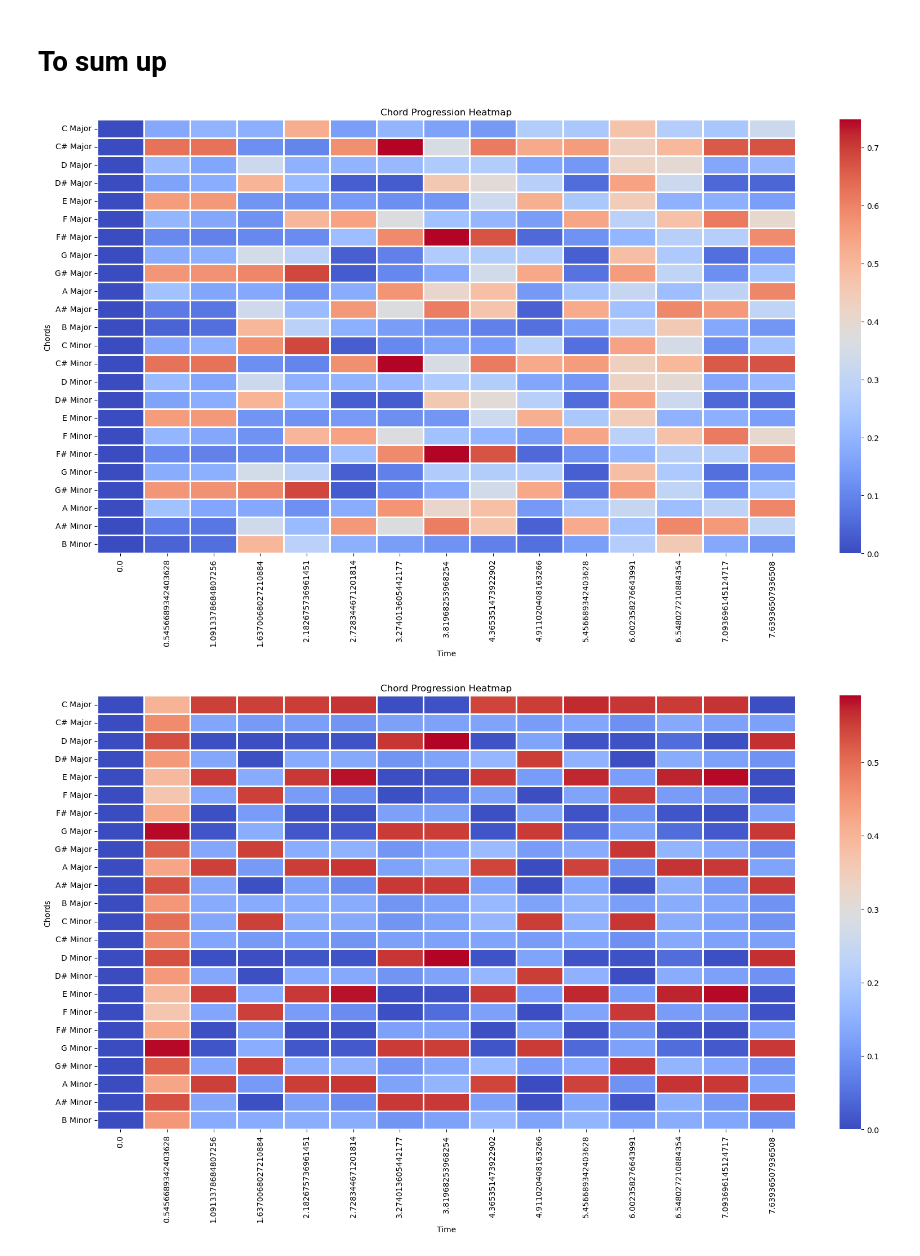
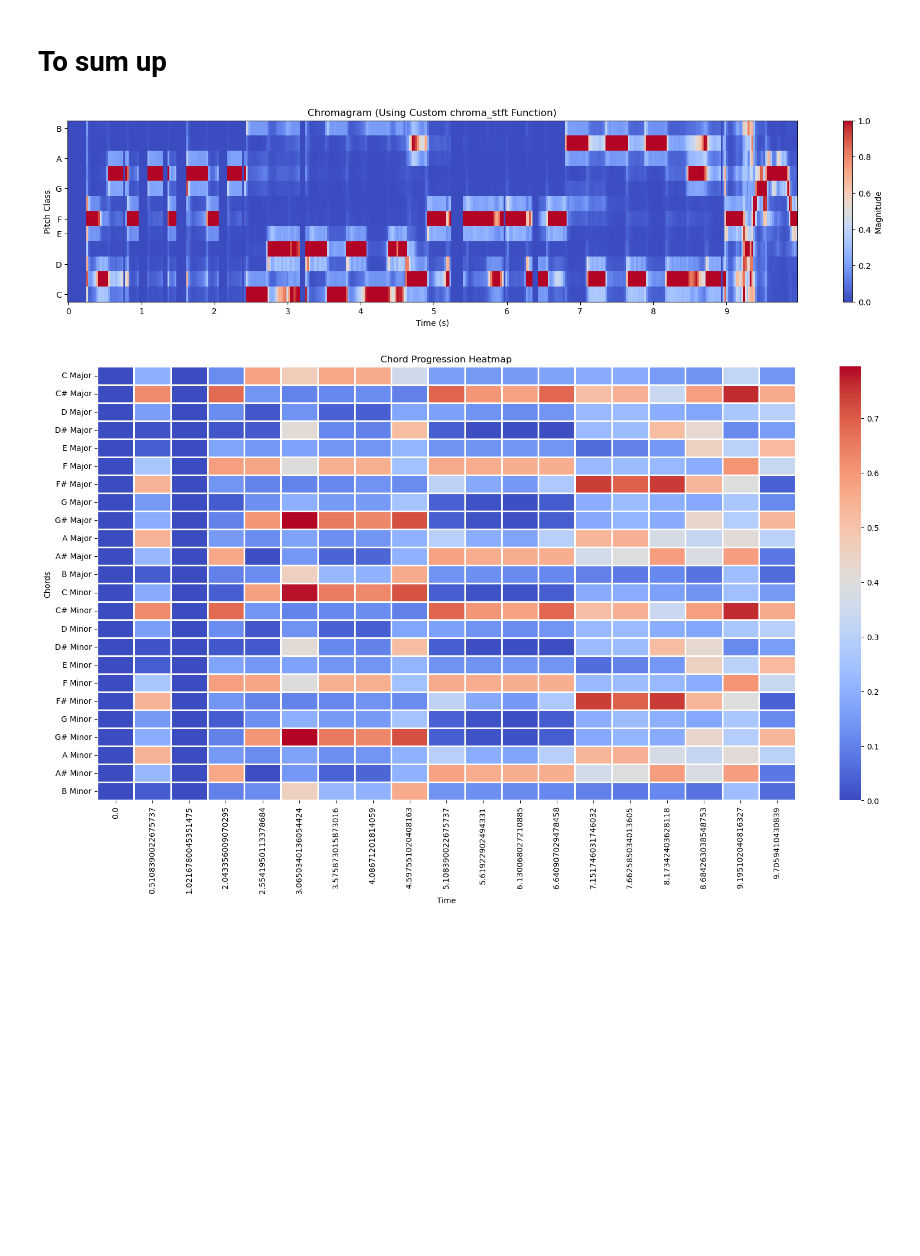
Before and after one commit to BacobaxUnitn/progetto_SIV, a Jupyter notebook: using_librosa.ipynb, the cells around one changed output. Saved outputs shown, nothing was run; the diff lists cells and outputs as text; code cells hidden in the pictures; blank space fills up the shorter version.

```diff
--- a/using_librosa.ipynb
+++ b/using_librosa.ipynb
@@ -41,6 +9,18 @@ def clean_chord_score_from_filename(file_path):
-# %%
-plot_chord_heatmap(clean_chord_score_from_filename(AUDIO_FILE), window=(0, 8))
-plot_chord_heatmap(clean_chord_score_from_filename(AUDIO_FILE_1), window=(0, 8))
-# %% [output]
-[figure, removed]
-[figure, removed]
+# %%
+chroma_studio_0 = ChromaStudio(
+        file_path=AUDIO_FILE_1,
+)
+# %%
+
+display_chromagram(chroma_studio_0.cut_time(chroma_studio_0.get_chroma(), 0, 10))
+
+chroma_studio_0.create_chord_scores()
+base_model_chord_score = chroma_studio_0.get_chord_scores()
+chroma_studio_0.plot_chord_heatmap(window=(0,10))
+
+chroma_studio_0.create_chord_scores(model="spiral", kernel=np.dot)
+spiral_dot_chord_score = chroma_studio_0.get_chord_scores()
+chroma_studio_0.plot_chord_heatmap(window=(0,10))
+# %% [output]
+[figure, added]
+[figure, added]
```
Also changed, not shown: parts of 8 cells of this notebook, 24 other files.
